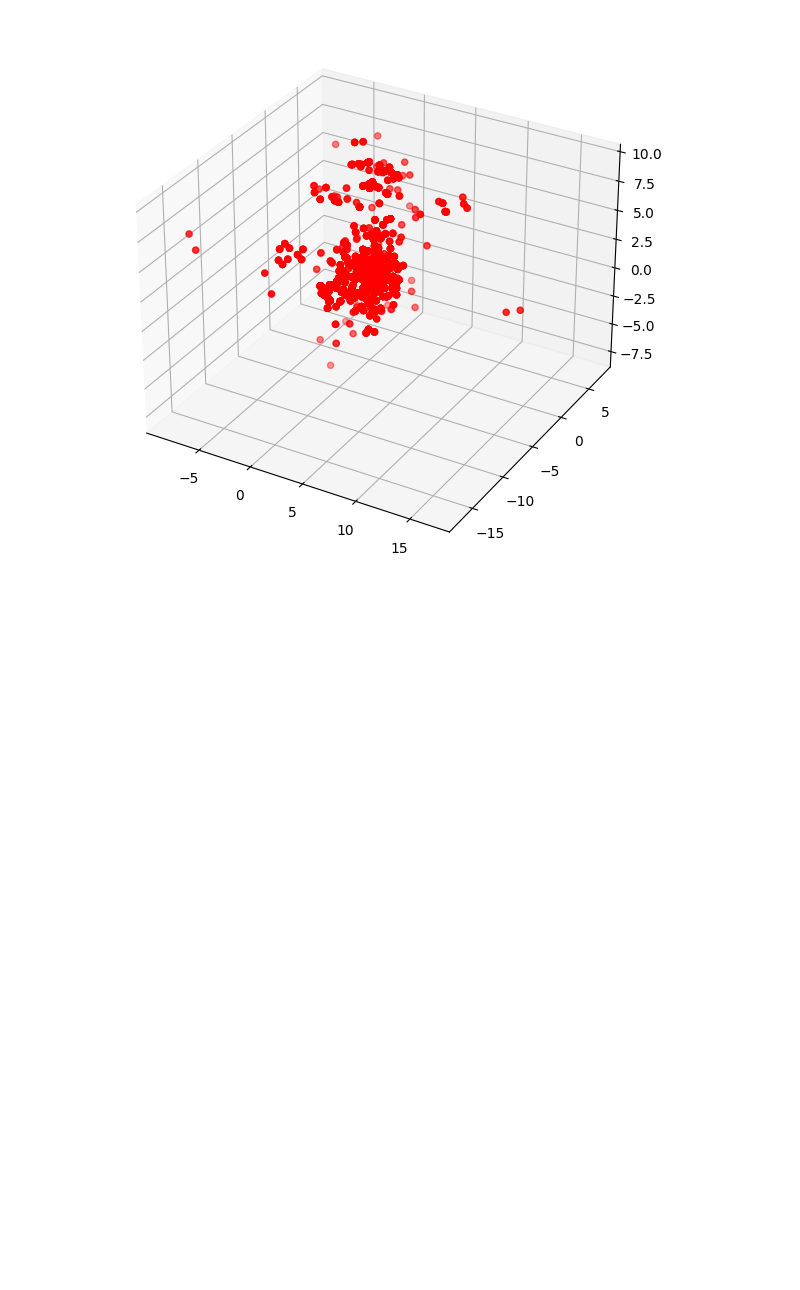
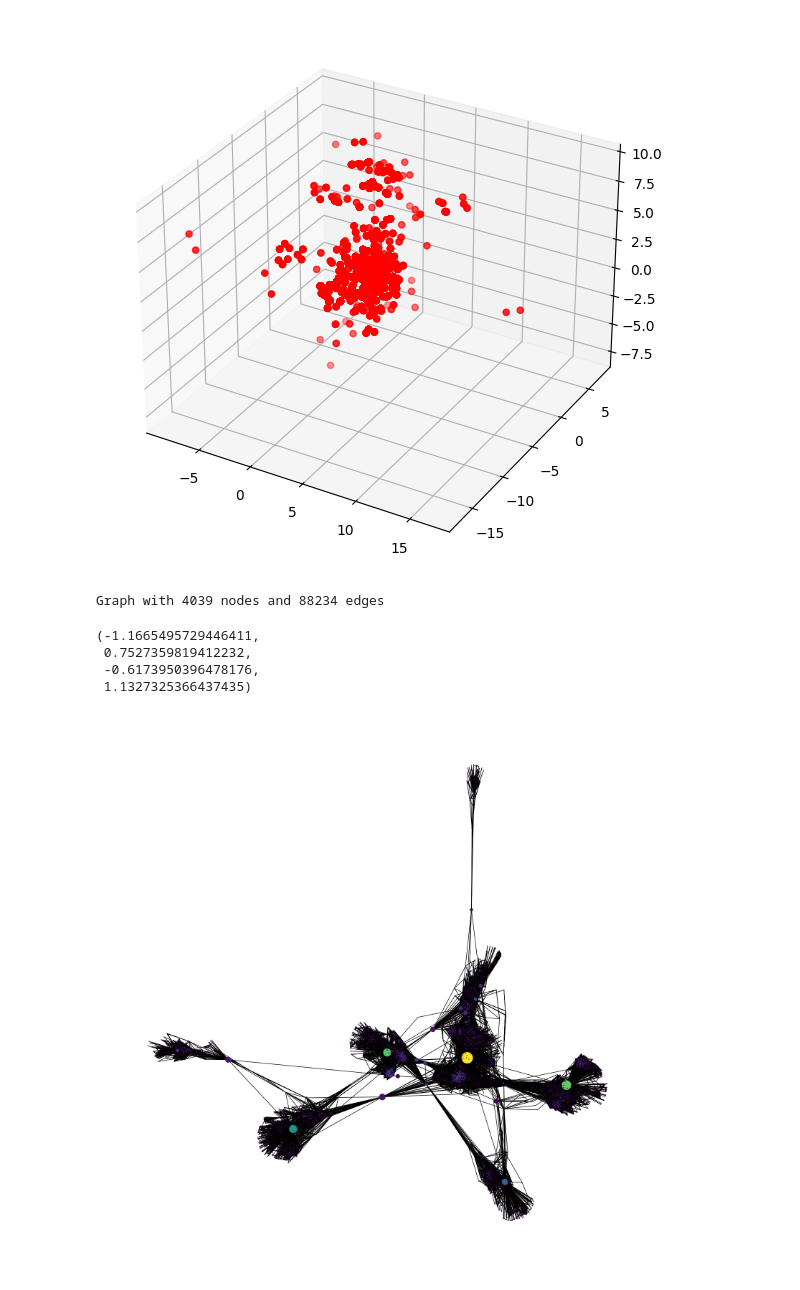
Before and after one commit to Da4kek/Social-Network, a Jupyter notebook: Centrality.ipynb, the cells around one changed output. Cells and saved outputs as stored; diff of their text form; code cells hidden in the pictures; blank space fills up the shorter version.

Commit message:
Update centrality and exploring nodes

```diff
--- a/Centrality.ipynb
+++ b/Centrality.ipynb
@@ -83,3 +83,25 @@ ax.scatter3D(xs = Xe,ys=Ye,zs=Ze,color="r")
 # %% [output]
 <mpl_toolkits.mplot3d.art3d.Path3DCollection at 0x...>
 [figure]
+# %%
+import networkx as nx
+G1 = nx.read_edgelist("Data/facebook_combined.txt",create_using=nx.Graph(),nodetype=int)
+print(nx.info(G1))
+# %% [output]
+Graph with 4039 nodes and 88234 edges
+# %%
+pos = nx.spring_layout(G1)
+centrality_between = nx.betweenness_centrality(G1,normalized=True,endpoints=True)
+node_color = [2000. * G1.degree(v) for v in G1]
+
+node_size = [v * 1000 for v in centrality_between.values()]
+plt.figure(figsize=(20,20))
+
+nx.draw_networkx(G1,pos=pos,with_labels=False,node_color=node_color,node_size=node_size)
+plt.axis("off")
+# %% [output]
+(-1.1665495729446411,
+ 0.7527359819412232,
+ -0.6173950396478176,
+ 1.1327325366437435)
+[figure, added]
```
Also changed, not shown: parts of 1 cell of this notebook, 1 other file.
